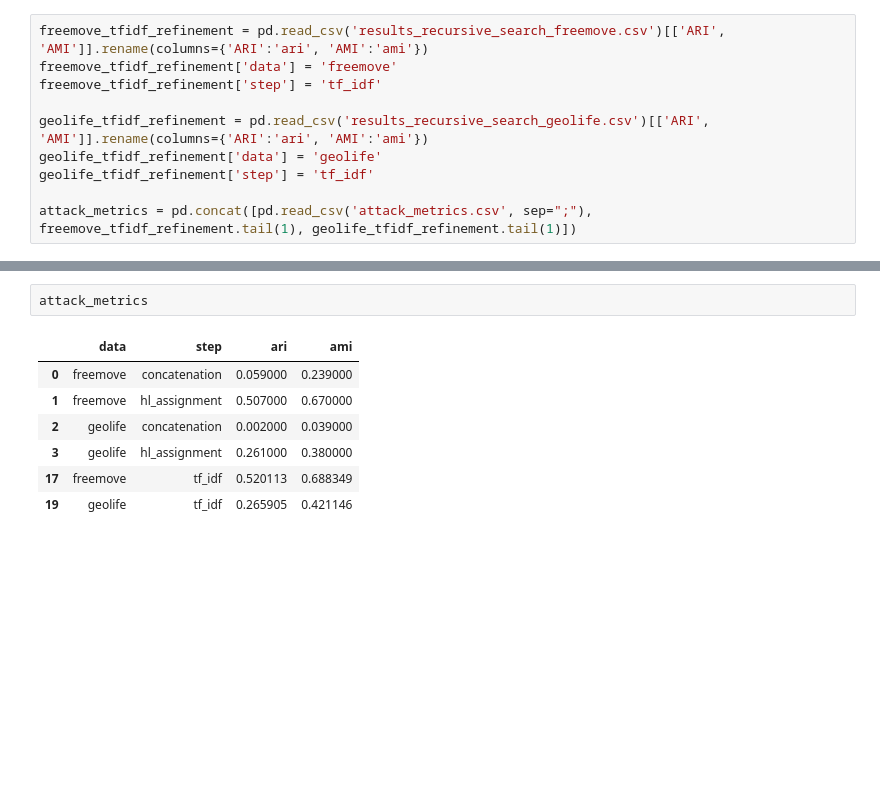
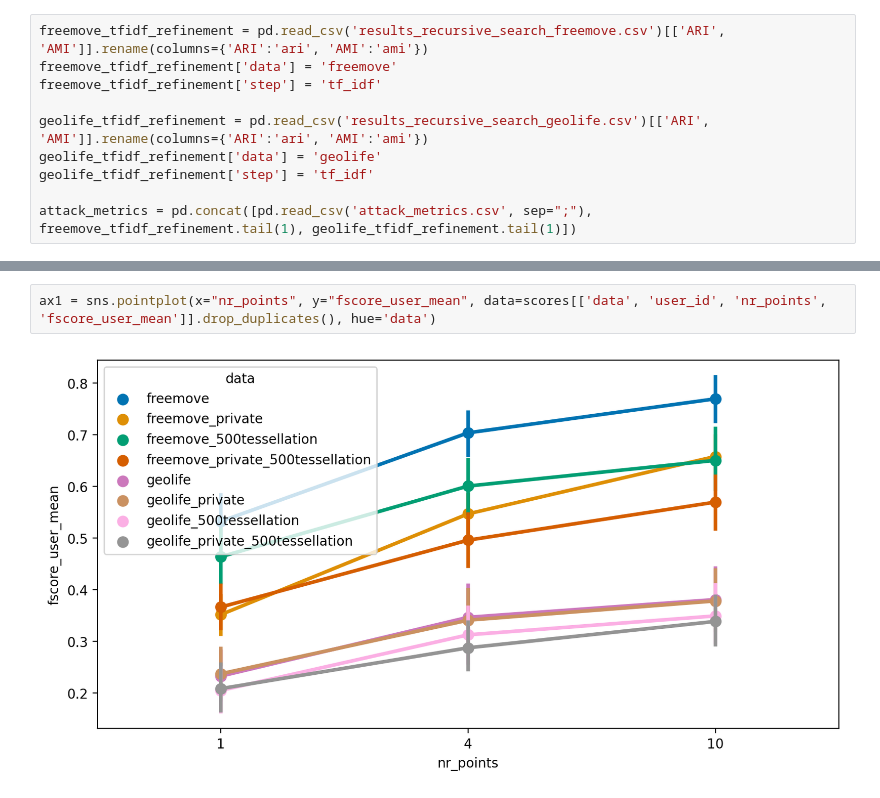
Before and after one commit to benediktstroebl/Master-Thesis, a Jupyter notebook: evaluation.ipynb, the cells around one changed output, grey strips where cells are left out. Saved outputs shown, nothing was run; the diff lists cells and outputs as text; blank space fills up the shorter version.

```diff
--- a/evaluation.ipynb
+++ b/evaluation.ipynb
@@ -74,10 +185,4 @@ ax.hlines(y="step", xmin="ami", xmax="ari", color= 'coral', zorder=0, alpha=0.7,
 # %%
-attack_metrics
+ax1 = sns.pointplot(x="nr_points", y="fscore_user_mean", data=scores[['data', 'user_id', 'nr_points', 'fscore_user_mean']].drop_duplicates(), hue='data')
 # %% [output]
-|  | data | step | ari | ami |
-| 0 | freemove | concatenation | 0.059000 | 0.239000 |
-| 1 | freemove | hl_assignment | 0.507000 | 0.670000 |
-| 2 | geolife | concatenation | 0.002000 | 0.039000 |
-| 3 | geolife | hl_assignment | 0.261000 | 0.380000 |
-| 17 | freemove | tf_idf | 0.520113 | 0.688349 |
-| 19 | geolife | tf_idf | 0.265905 | 0.421146 |
+[figure, added]
```
Also changed, not shown: parts of 15 cells of this notebook, 1 other file.
